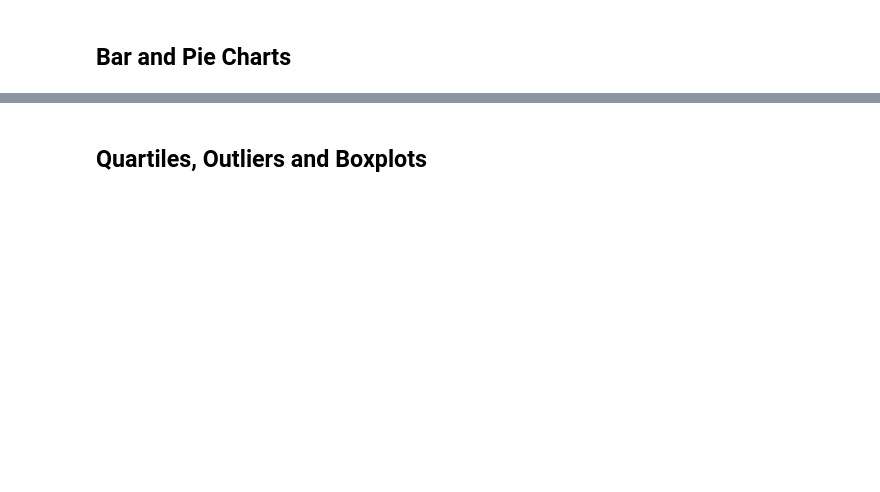
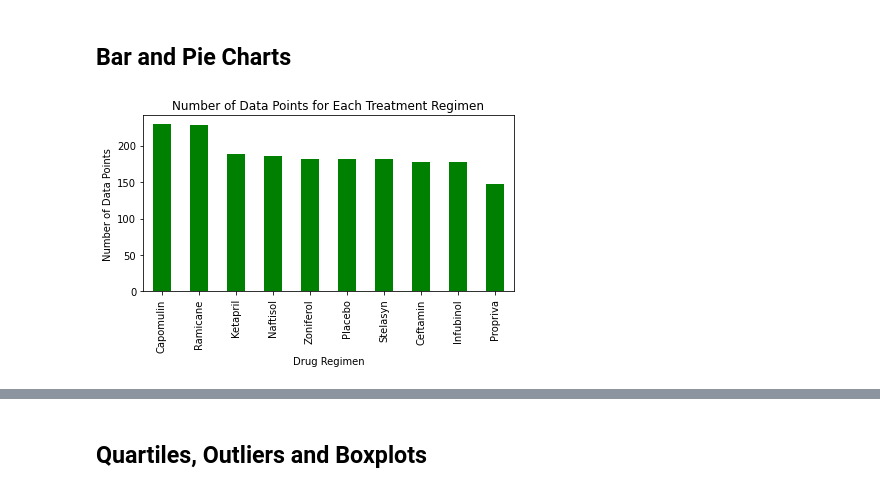
Before and after one commit to kim0218/Matplotlib-Challenge, a Jupyter notebook: pymaceuticals_starter.ipynb, the cells around one changed output, grey strips where cells are left out. Cells and saved outputs as stored; diff of their text form; code cells hidden in the pictures; blank space fills up the shorter version.

```diff
--- a/pymaceuticals_starter.ipynb
+++ b/pymaceuticals_starter.ipynb
@@ -46,2 +91,4 @@ combine.head()
 # %%
 # Create a clean DataFrame by dropping the duplicate mouse by its ID.
+clean_df=combine_df.loc[combine_df["Mouse ID"]!="g989"]
+clean_df
@@ -67,0 +177,14 @@ combine.head()
+# %%
+# Generate a bar plot showing the total number of measurements taken on each drug regimen using pandas.
+bar_clean=clean_df["Drug Regimen"].value_counts()
+
+bar_plt=bar_clean.plot(kind="bar",title="Number of Data Points for Each Treatment Regimen",color="green")
+
+bar_plt.set_xlabel("Drug Regimen")
+bar_plt.set_ylabel("Number of Data Points")
+plt.tight_layout()
+#bar_clean.set_title("Number of Data Points for Each Treatment Regimen")
+
+plt.show()
+# %% [output]
+[figure, added]
```
Also changed, not shown: parts of 26 cells of this notebook.
